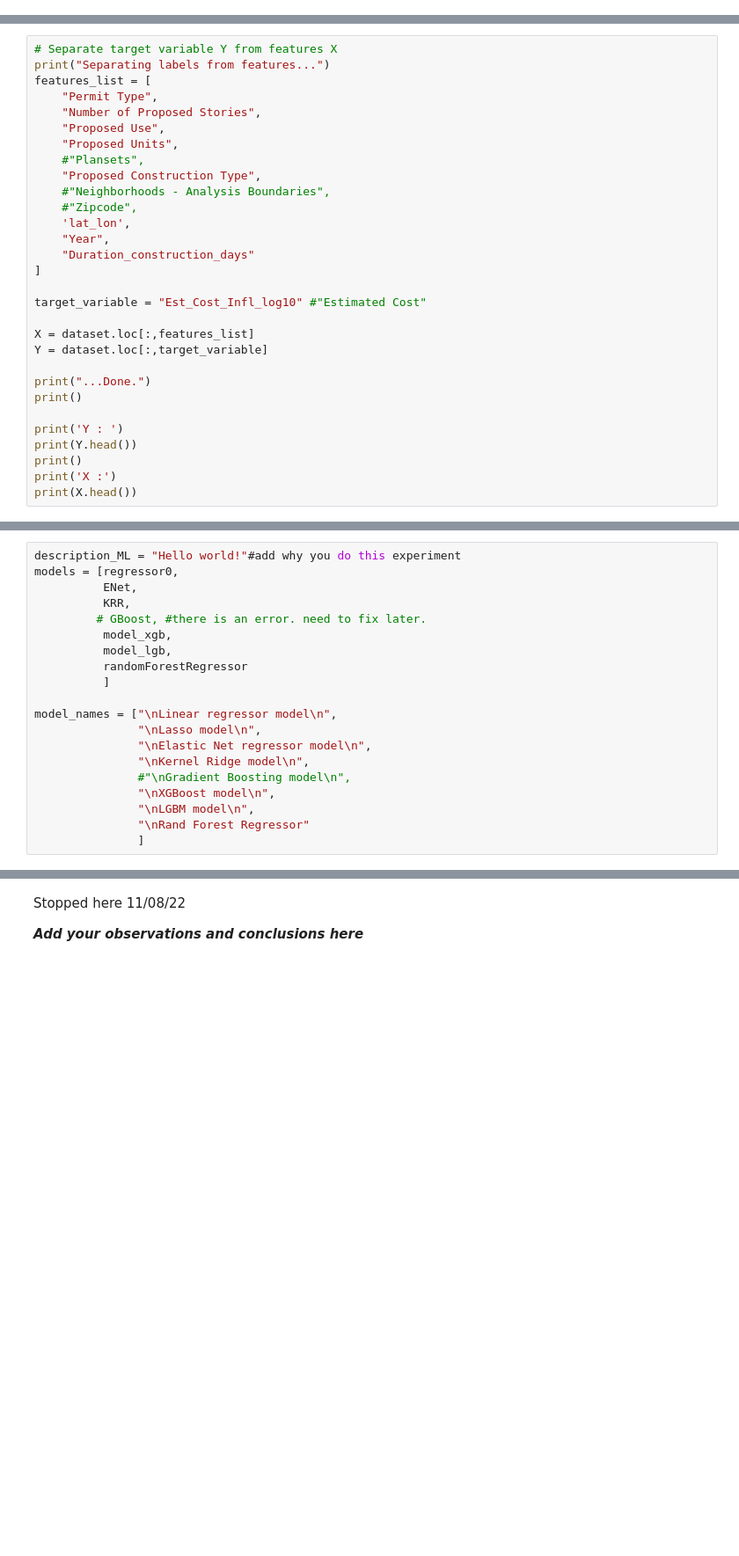
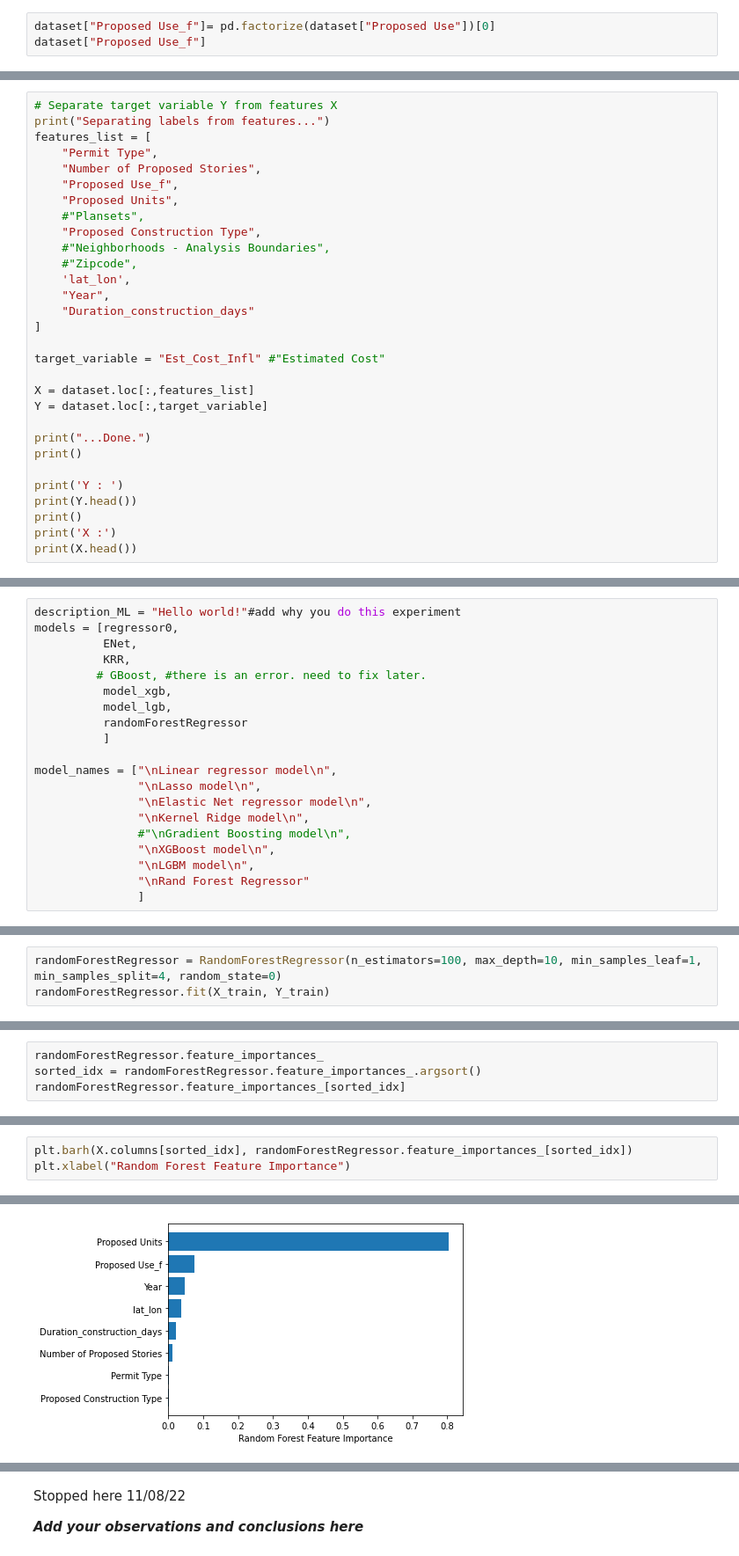
Before and after one commit to LHB-Group/Civil-Work-Bidding-And-Investment-Helper, a Jupyter notebook: NoteBooks/SF_regression_models.ipynb, the cells around one changed output, grey strips where cells are left out. Shown: that part at 88% size. Cells and saved outputs as stored; diff of their text form; blank space fills up the shorter version.

Commit message:
random foresst grid search + features selection

```diff
--- a/NoteBooks/SF_regression_models.ipynb
+++ b/NoteBooks/SF_regression_models.ipynb
@@ -106,0 +110,3 @@ import lightgbm as lgb
+# %%
+dataset["Proposed Use_f"]= pd.factorize(dataset["Proposed Use"])[0]
+dataset["Proposed Use_f"]
@@ -110,7 +129,7 @@ print("Separating labels from features...")
 features_list = [
     "Permit Type",
     "Number of Proposed Stories",
-    "Proposed Use",
+    "Proposed Use_f",
     "Proposed Units",
     #"Plansets",
     "Proposed Construction Type",
@@ -121,7 +140,7 @@ features_list = [
     "Duration_construction_days"
 ]
 
-target_variable = "Est_Cost_Infl_log10" #"Estimated Cost"
+target_variable = "Est_Cost_Infl" #"Estimated Cost"
 
 X = dataset.loc[:,features_list]
 Y = dataset.loc[:,target_variable]
@@ -442,0 +476,3 @@ NameError: name 'score_1' is not defined
+# %%
+randomForestRegressor = RandomForestRegressor(n_estimators=100, max_depth=10, min_samples_leaf=1, min_samples_split=4, random_state=0)
+randomForestRegressor.fit(X_train, Y_train)
@@ -442,0 +505,4 @@ NameError: name 'score_1' is not defined
+# %%
+randomForestRegressor.feature_importances_
+sorted_idx = randomForestRegressor.feature_importances_.argsort()
+randomForestRegressor.feature_importances_[sorted_idx]
@@ -442,0 +519,4 @@ NameError: name 'score_1' is not defined
+# %%
+plt.barh(X.columns[sorted_idx], randomForestRegressor.feature_importances_[sorted_idx])
+plt.xlabel("Random Forest Feature Importance")
+# %% [output]
@@ -442,0 +524 @@ NameError: name 'score_1' is not defined
+[figure, added]
```
Also changed, not shown: parts of 24 cells of this notebook.
